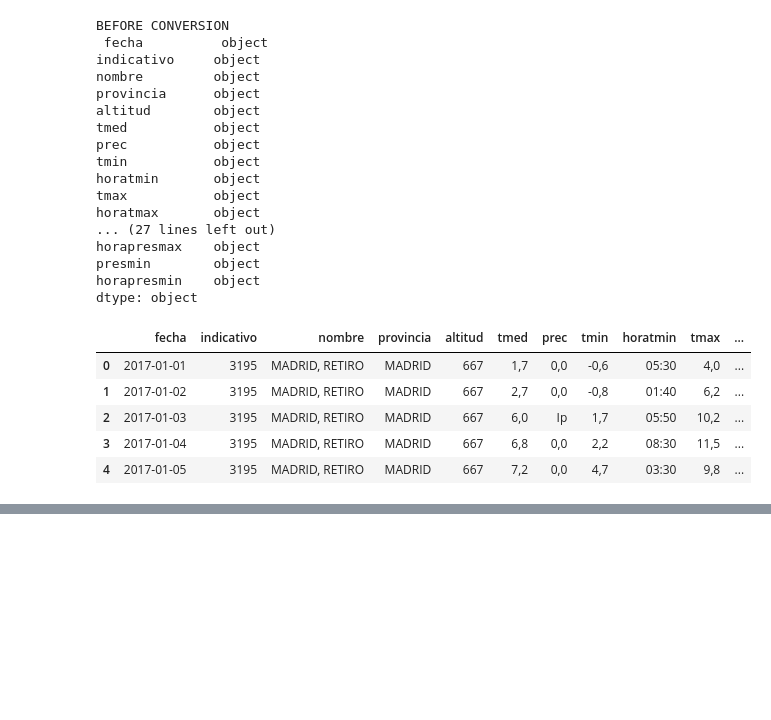
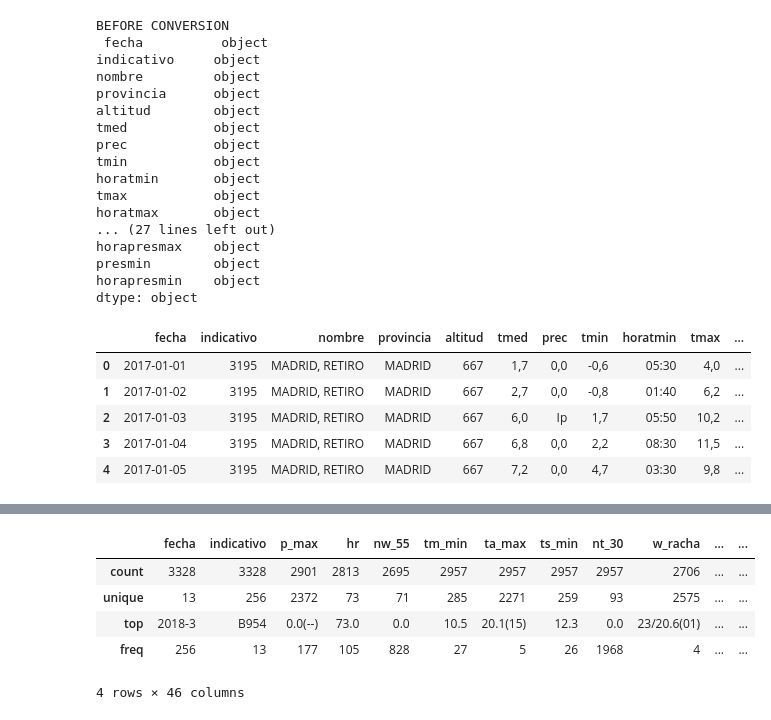
Before and after one commit to jrpecharroman/ProyectoBigData, a Jupyter notebook: AreaMeteo/ConsultasAemet.ipynb, the cells around one changed output, grey strips where cells are left out. Drawn from its saved outputs; the diff is of its cells as text; code cells hidden in the pictures; blank space fills up the shorter version.

```diff
--- a/AreaMeteo/ConsultasAemet.ipynb
+++ b/AreaMeteo/ConsultasAemet.ipynb
@@ -484,0 +503,9 @@ df_estacion_datos_diarios.describe()
+# %%
+df_estacion_datos_diarios.describe()
+# %% [output]
+|  | fecha | indicativo | p_max | hr | nw_55 | tm_min | ta_max | ts_min | nt_30 | w_racha | ... | ... |
+| count | 3328 | 3328 | 2901 | 2813 | 2695 | 2957 | 2957 | 2957 | 2957 | 2706 | ... | ... |
+| unique | 13 | 256 | 2372 | 73 | 71 | 285 | 2271 | 259 | 93 | 2575 | ... | ... |
+| top | 2018-3 | B954 | 0.0(--) | 73.0 | 0.0 | 10.5 | 20.1(15) | 12.3 | 0.0 | 23/20.6(01) | ... | ... |
+| freq | 256 | 13 | 177 | 105 | 828 | 27 | 5 | 26 | 1968 | 4 | ... | ... |
+4 rows × 46 columns
```
Also changed, not shown: parts of 10 cells of this notebook.
